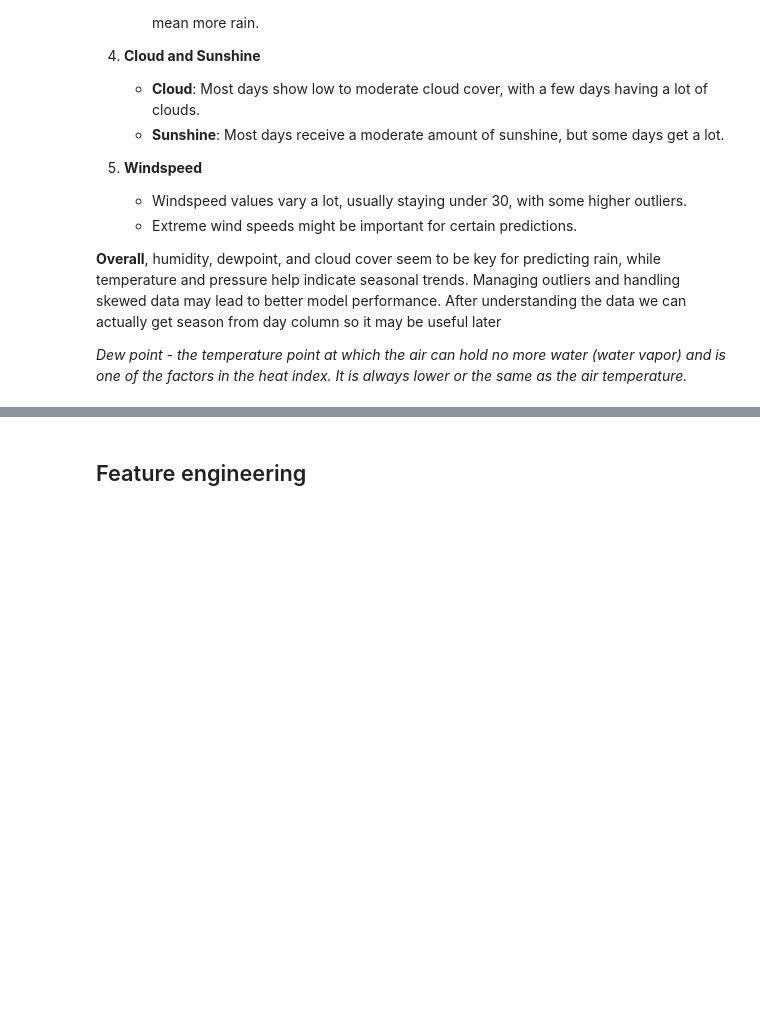
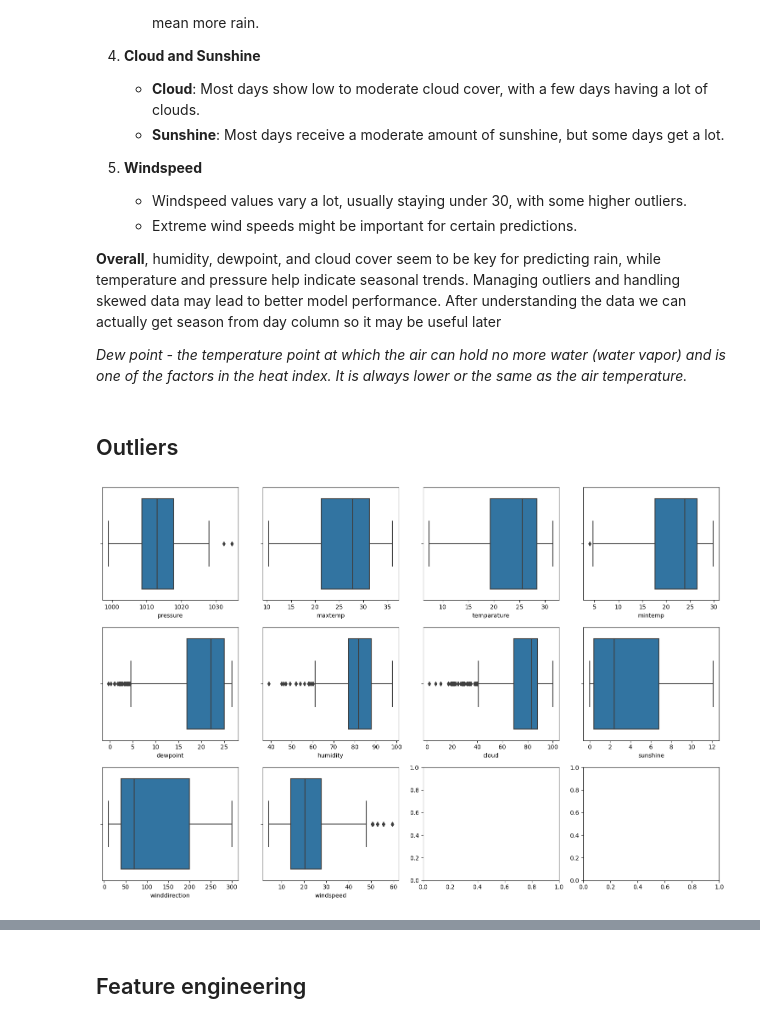
Before and after one commit to WojcikAleksandra/rainfall-prediction-kaggle-competition, a Jupyter notebook: eda_new.ipynb, the cells around one changed output, grey strips where cells are left out. Drawn from its saved outputs; the diff is of its cells as text; code cells hidden in the pictures; blank space fills up the shorter version.

```diff
--- a/eda_new.ipynb
+++ b/eda_new.ipynb
@@ -341,3 +340,14 @@ plt.show()
 **Overall**, humidity, dewpoint, and cloud cover seem to be key for predicting rain, while temperature and pressure help indicate seasonal trends. Managing outliers and handling skewed data may lead to better model performance. After understanding the data we can actually get season from day column so it may be useful later
 
 *Dew point - the temperature point at which the air can hold no more water (water vapor) and is one of the factors in the heat index. It is always lower or the same as the air temperature.*
+# %% [markdown]
+## Outliers
+# %%
+fig, axs = plt.subplots(3, 4, figsize=(15,10))
+axs = axs.flatten()
+for i in X_train.columns:
+    sns.boxplot(X_train[i], ax= axs[X_train.columns.get_loc(i)])
+plt.tight_layout()
+plt.show()
+# %% [output]
+[figure, added]
```
Also changed, not shown: parts of 11 cells of this notebook.
